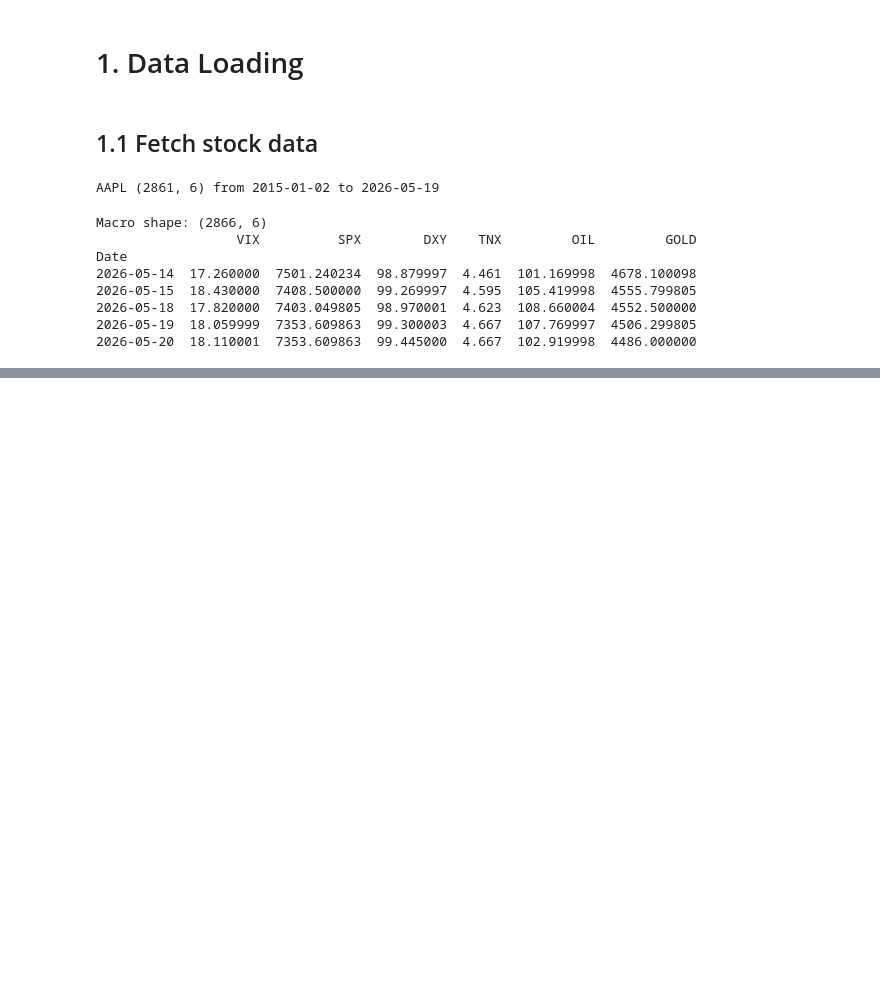
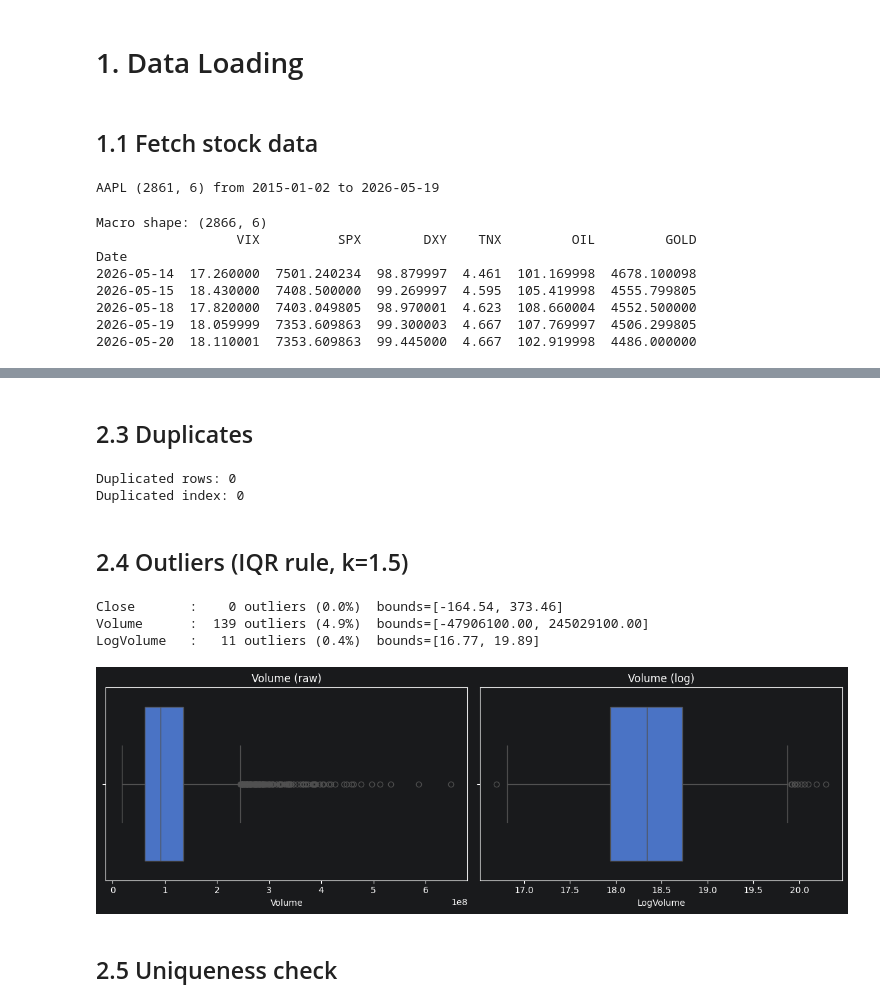
Before and after one commit to hqkh4nh/stocksight-ml, a Jupyter notebook: notebooks/01_main_pipeline.ipynb, the cells around one changed output, grey strips where cells are left out. Saved outputs shown, nothing was run; the diff lists cells and outputs as text; code cells hidden in the pictures; blank space fills up the shorter version.

```diff
--- a/notebooks/01_main_pipeline.ipynb
+++ b/notebooks/01_main_pipeline.ipynb
@@ -69,0 +74,8 @@ Columns: ['Open', 'High', 'Low', 'Close', 'Volume', 'Ticker', 'VIX', 'SPX', 'DXY
+# %%
+df = dataset.copy()
+df["LogVolume"] = np.log1p(df["Volume"]) # Volume is heavy right-tail
+
+print("Shape:", df.shape)
+print("\nDtypes:")
+print(df.dtypes)
+print("\nDate range:", df.index.min().date(), "->", df.index.max().date())
@@ -69,0 +104,8 @@ Columns: ['Open', 'High', 'Low', 'Close', 'Volume', 'Ticker', 'VIX', 'SPX', 'DXY
+# %%
+missing_count = df.isnull().sum()
+missing_pct   = (missing_count / len(df) * 100).round(2)
+missing_table = pd.DataFrame({"missing": missing_count, "pct(%)": missing_pct})
+print(missing_table)
+
+df = df.dropna()
+print("After dropna:", df.shape)
@@ -69,0 +128,39 @@ Columns: ['Open', 'High', 'Low', 'Close', 'Volume', 'Ticker', 'VIX', 'SPX', 'DXY
+# %% [markdown]
+## 2.3 Duplicates
+# %%
+print("Duplicated rows:",  df.duplicated().sum())
+print("Duplicated index:", df.index.duplicated().sum())
+
+df = df[~df.index.duplicated(keep="first")]
+# %% [output]
+Duplicated rows: 0
+Duplicated index: 0
+# %% [markdown]
+## 2.4 Outliers (IQR rule, k=1.5)
+# %%
+def iqr_outliers(series: pd.Series, k: float = 1.5):
+    """Outlier if outside [Q1 - k*IQR, Q3 + k*IQR]."""
+    Q1, Q3 = series.quantile(0.25), series.quantile(0.75)
+    IQR = Q3 - Q1
+    lower, upper = Q1 - k * IQR, Q3 + k * IQR
+    mask = (series < lower) | (series > upper)
+    return mask, lower, upper
+
+for col in ["Close", "Volume", "LogVolume"]:
+    mask, lo, hi = iqr_outliers(df[col])
+    print(f"{col:12s}: {mask.sum():4d} outliers ({mask.mean()*100:.1f}%)  "
+          f"bounds=[{lo:.2f}, {hi:.2f}]")
+
+# boxplot before/after log on Volume
+fig, axes = plt.subplots(1, 2, figsize=(12, 4))
+sns.boxplot(x=df["Volume"],     ax=axes[0]); axes[0].set_title("Volume (raw)")
+sns.boxplot(x=df["LogVolume"],  ax=axes[1]); axes[1].set_title("Volume (log)")
+plt.tight_layout()
+plt.show()
+# %% [output]
+Close       :    0 outliers (0.0%)  bounds=[-164.54, 373.46]
+Volume      :  139 outliers (4.9%)  bounds=[-47906100.00, 245029100.00]
+LogVolume   :   11 outliers (0.4%)  bounds=[16.77, 19.89]
+[figure, added]
+# %% [markdown]
+## 2.5 Uniqueness check
```
Also changed, not shown: parts of 13 cells of this notebook.
